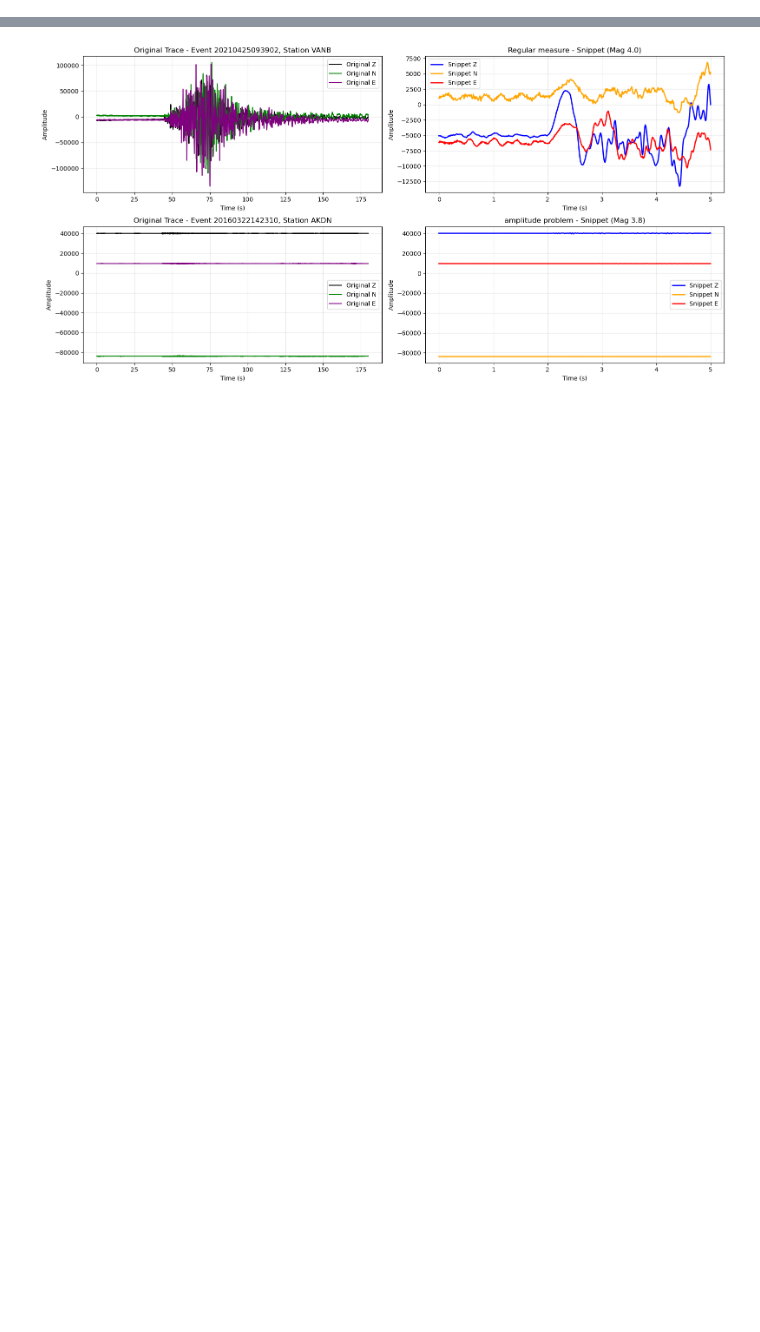
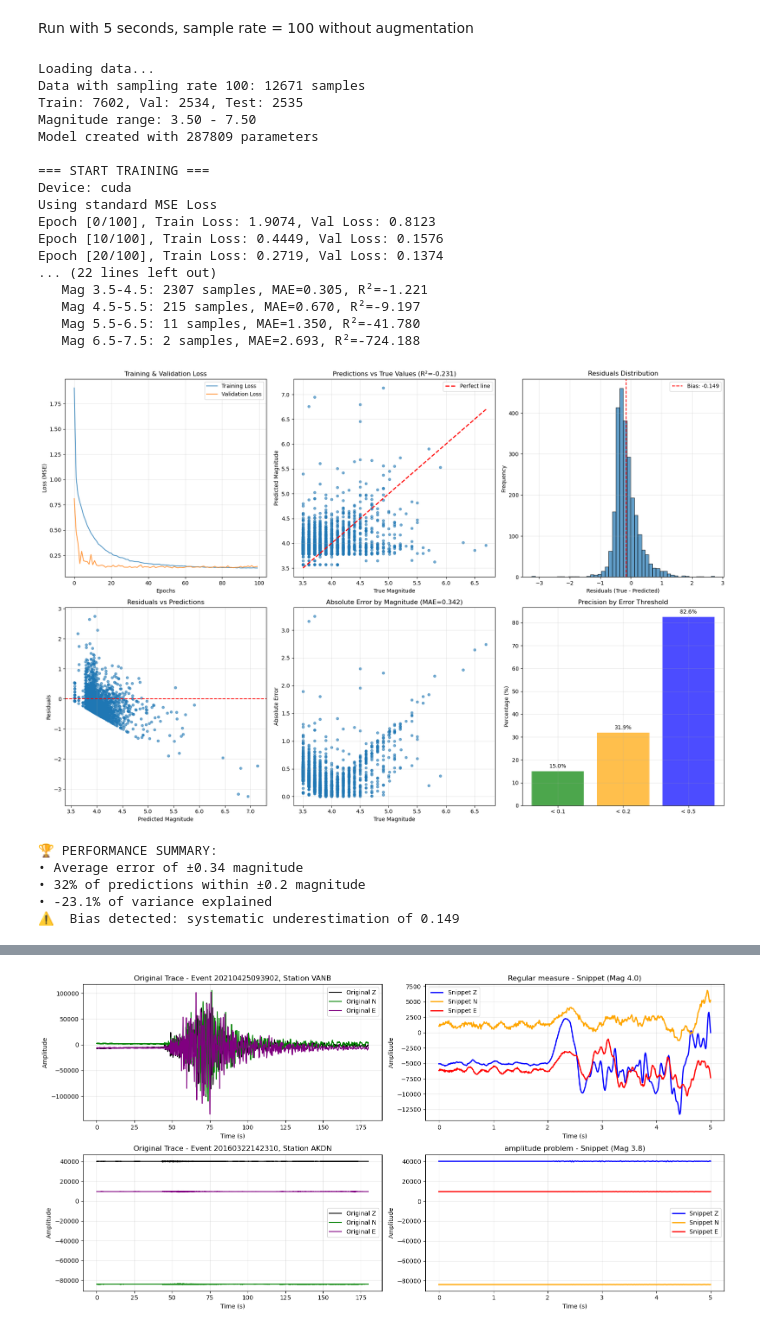
Before and after one commit to sam84723/seismic_magnitude_predictor, a Jupyter notebook: magnitude_prediction_cl.ipynb, the cells around one changed output, grey strips where cells are left out. Saved outputs shown, nothing was run; the diff lists cells and outputs as text; code cells hidden in the pictures; blank space fills up the shorter version.

```diff
--- a/magnitude_prediction_cl.ipynb
+++ b/magnitude_prediction_cl.ipynb
@@ -943,0 +684,35 @@ Modèle créé avec 287809 paramètres
+# %% [markdown]
+Run with 5 seconds, sample rate = 100 without augmentation
+# %%
+
+# Paramètres
+seconds = 5
+sample_rate = 100
+DATA_FILE = f"seismic_data_{seconds}_seconds_sampling_rate_{sample_rate}.pkl"
+TARGET_LENGTH = seconds * sample_rate  # 5 secondes * 100 Hz = 500
+
+run_experiment(seconds, sample_rate, DATA_FILE, TARGET_LENGTH, batch_size=32, num_epochs=100, learning_rate=0.001, is_augmented=False)
+# %% [output]
+Loading data...
+Data with sampling rate 100: 12671 samples
+Train: 7602, Val: 2534, Test: 2535
+Magnitude range: 3.50 - 7.50
+Model created with 287809 parameters
+
+=== START TRAINING ===
+Device: cuda
+Using standard MSE Loss
+Epoch [0/100], Train Loss: 1.9074, Val Loss: 0.8123
+Epoch [10/100], Train Loss: 0.4449, Val Loss: 0.1576
+Epoch [20/100], Train Loss: 0.2719, Val Loss: 0.1374
+... (22 lines left out)
+   Mag 3.5-4.5: 2307 samples, MAE=0.305, R²=-1.221
+   Mag 4.5-5.5: 215 samples, MAE=0.670, R²=-9.197
+   Mag 5.5-6.5: 11 samples, MAE=1.350, R²=-41.780
+   Mag 6.5-7.5: 2 samples, MAE=2.693, R²=-724.188
+[figure, added]
+🏆 PERFORMANCE SUMMARY:
+• Average error of ±0.34 magnitude
+• 32% of predictions within ±0.2 magnitude
+• -23.1% of variance explained
+⚠️  Bias detected: systematic underestimation of 0.149
```
Also changed, not shown: parts of 37 cells of this notebook, 1 other file.
